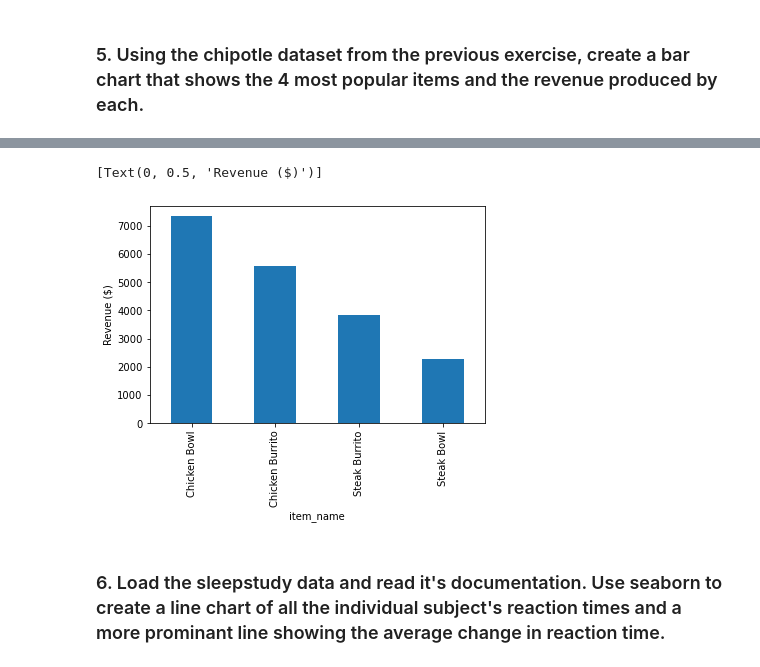
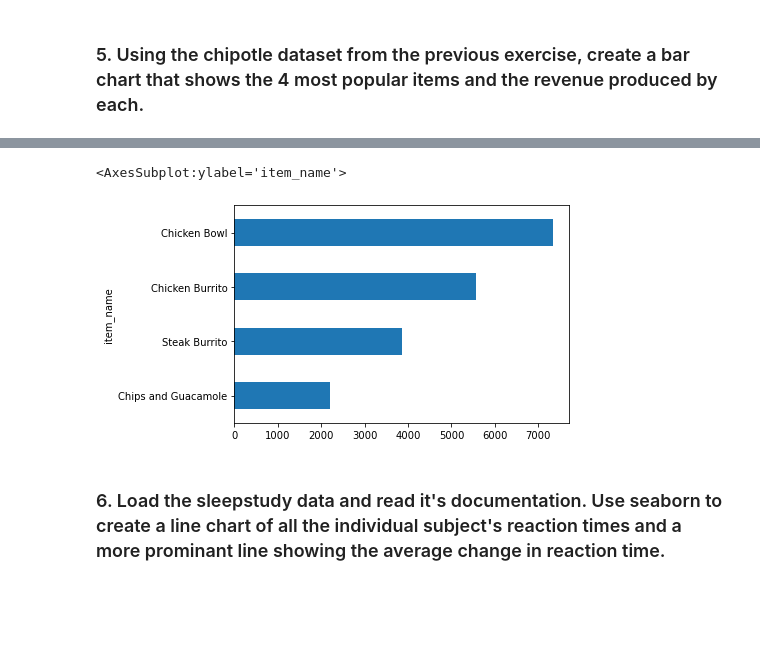
Before and after one commit to david-ryan-alviola/numpy-pandas-visualization-exercises, a Jupyter notebook: seaborn_exercises.ipynb, the cells around one changed output, grey strips where cells are left out. Saved outputs shown, nothing was run; the diff lists cells and outputs as text; code cells hidden in the pictures; blank space fills up the shorter version.

```diff
--- a/seaborn_exercises.ipynb
+++ b/seaborn_exercises.ipynb
@@ -269,9 +300,10 @@ chipotle.head()
 # %%
-top_4 = chipotle.groupby("item_name").item_price.sum().nlargest(4, keep = "all")
-top_4.plot.bar().set(ylabel = "Revenue ($)")
+top_4 = chipotle.groupby("item_name")[['quantity', 'item_price']].sum().nlargest(4, ['quantity'], keep = "all")
+top_4.item_price.sort_values().plot.barh()
+#sns.barplot(x = top_4.index, y = "item_price", data = top_4)
 # %% [output]
-[Text(0, 0.5, 'Revenue ($)')]
+<AxesSubplot:ylabel='item_name'>
-[figure, old version]
+[figure, new version]
 # %% [markdown]
 ### 6. Load the sleepstudy data and read it's documentation. Use seaborn to create a line chart of all the individual subject's reaction times and a more prominant line showing the average change in reaction time.
 # %%
```
Also changed, not shown: parts of 14 cells of this notebook.
